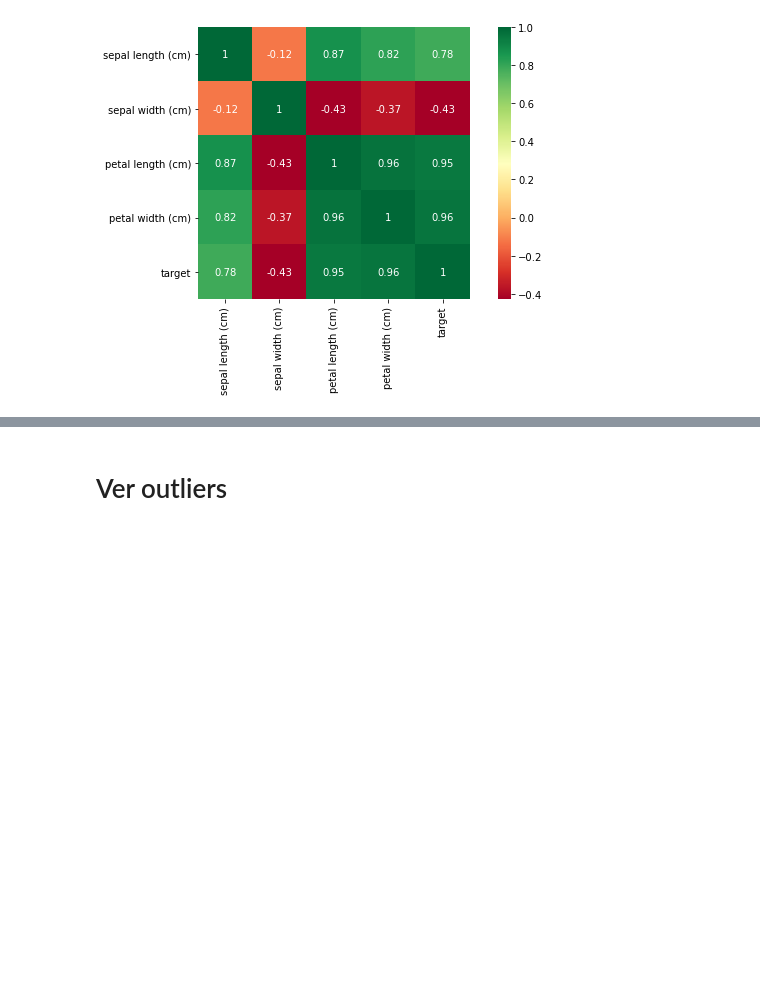
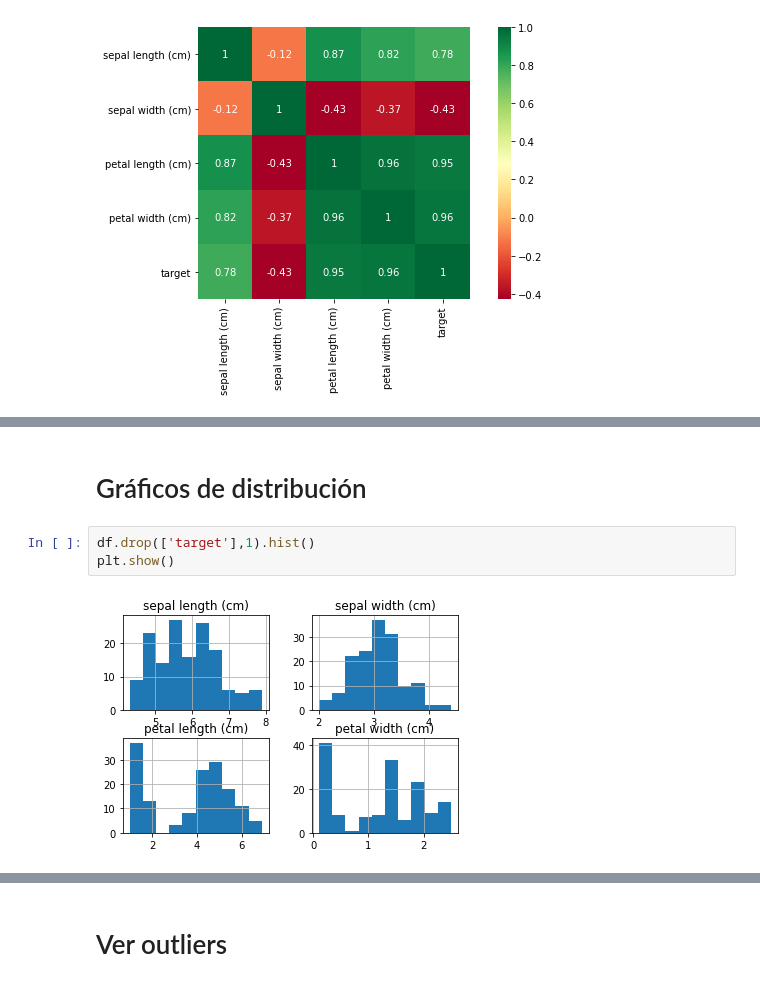
Before and after one commit to Jefer698/Solemne-I-Optativo-de-Especialidad-II, a Jupyter notebook: Solemne1_NombreApellido.ipynb, the cells around one changed output, grey strips where cells are left out. Drawn from its saved outputs; the diff is of its cells as text; blank space fills up the shorter version.

```diff
--- a/Solemne1_NombreApellido.ipynb
+++ b/Solemne1_NombreApellido.ipynb
@@ -337,0 +350,7 @@ p = sb.heatmap(df.corr(method='pearson'), annot=True, cmap='RdYlGn', square=True
+# %% [markdown]
+# Gráficos de distribución
+# %%
+df.drop(['target'],1).hist()
+plt.show()
+# %% [output]
+[figure, added]
```
Also changed, not shown: parts of 94 cells of this notebook.
